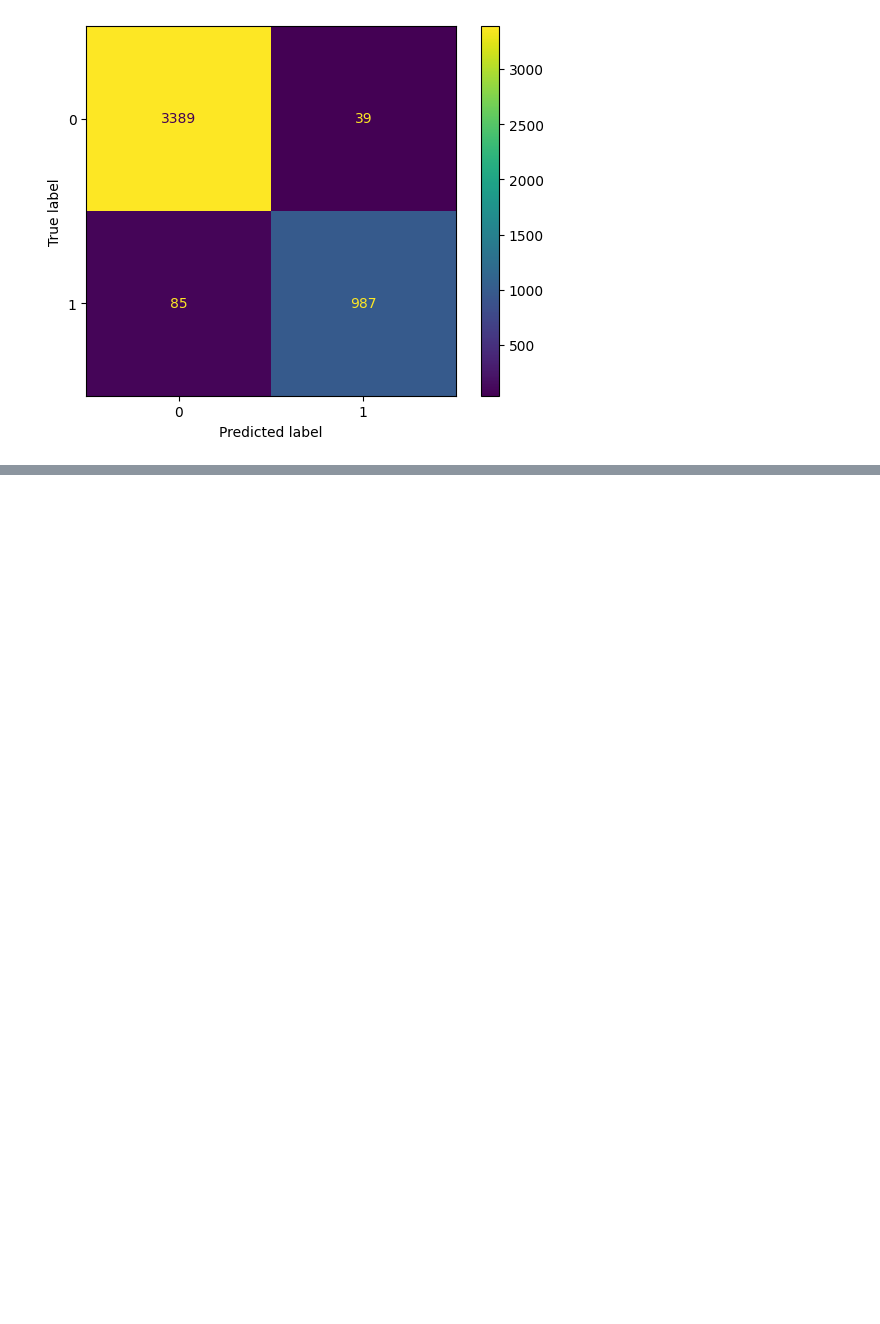
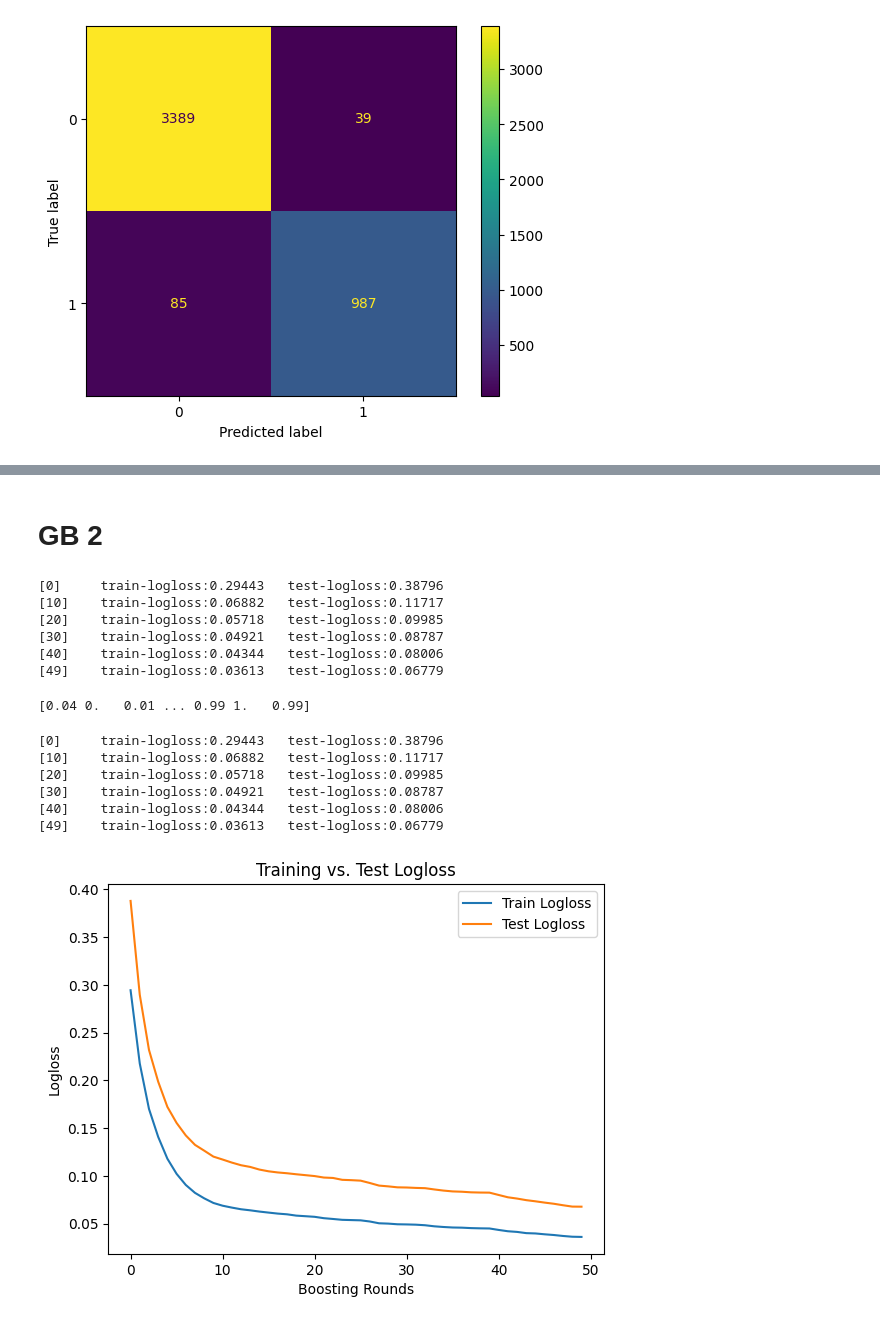
Before and after one commit to ideaguy3d/data-analytics, a Jupyter notebook: car-company/employee-retention.ipynb, the cells around one changed output, grey strips where cells are left out. Saved outputs shown, nothing was run; the diff lists cells and outputs as text; code cells hidden in the pictures; blank space fills up the shorter version.

Commit message:
XGBoost native interface gradient booster

```diff
--- a/car-company/employee-retention.ipynb
+++ b/car-company/employee-retention.ipynb
@@ -150,0 +169,64 @@ log_disp.plot()
+# %% [markdown]
+# GB 2
+# %%
+hr2 = pd.get_dummies(hr, columns=['department', 'salary'])
+
+X2 = hr2.drop(columns=['left']).values
+y2 = hr2['left'].values
+
+train_size = int(0.7 * len(X2))  # 70% training, 30% testing
+X2_train, X2_test = X2[:train_size], X2[train_size:]
+y2_train, y2_test = y2[:train_size], y2[train_size:]
+# %%
+# m2 = XGBClassifier(use_label_encoder=False, eval_metric='logloss', random_state=42)
+# m2.fit(X2_train, y2_train)
+
+# Create DMatrix with explicit feature names
+feature_names = hr2.drop(columns='left').columns.tolist()
+
+dtrain = xgb.DMatrix(X2_train, label=y2_train, feature_names=feature_names)
+dtest = xgb.DMatrix(X2_test, label=y2_test, feature_names=feature_names)
+
+params = {
+    'objective': 'binary:logistic', # For binary classification
+    'eval_metric': 'logloss',       # Log loss evaluation metric
+    'seed': 42                      # For reproducibility
+}
+
+m2 = xgb.train(params=params,
+               dtrain=dtrain,
+               num_boost_round=50,
+               evals=[(dtrain, 'train'), (dtest, 'test')],
+               verbose_eval=10)
+
+y2_pred = m2.predict(dtest)
+# %% [output]
+[0]     train-logloss:0.29443   test-logloss:0.38796
+[10]    train-logloss:0.06882   test-logloss:0.11717
+[20]    train-logloss:0.05718   test-logloss:0.09985
+[30]    train-logloss:0.04921   test-logloss:0.08787
+[40]    train-logloss:0.04344   test-logloss:0.08006
+[49]    train-logloss:0.03613   test-logloss:0.06779
+# %%
+print(np.round(y2_pred, 2))
+# %% [output]
+[0.04 0.   0.01 ... 0.99 1.   0.99]
+# %%
+results = {}
+bst = xgb.train(params, dtrain, num_boost_round=50, evals=[(dtrain, 'train'), (dtest, 'test')], evals_result=results, verbose_eval=10)
+
+plt.plot(results['train']['logloss'], label='Train Logloss')
+plt.plot(results['test']['logloss'], label='Test Logloss')
+plt.xlabel('Boosting Rounds')
+plt.ylabel('Logloss')
+plt.legend()
+plt.title('Training vs. Test Logloss')
+plt.show()
+# %% [output]
+[0]     train-logloss:0.29443   test-logloss:0.38796
+[10]    train-logloss:0.06882   test-logloss:0.11717
+[20]    train-logloss:0.05718   test-logloss:0.09985
+[30]    train-logloss:0.04921   test-logloss:0.08787
+[40]    train-logloss:0.04344   test-logloss:0.08006
+[49]    train-logloss:0.03613   test-logloss:0.06779
+[figure, added]
```
Also changed, not shown: parts of 7 cells of this notebook.
